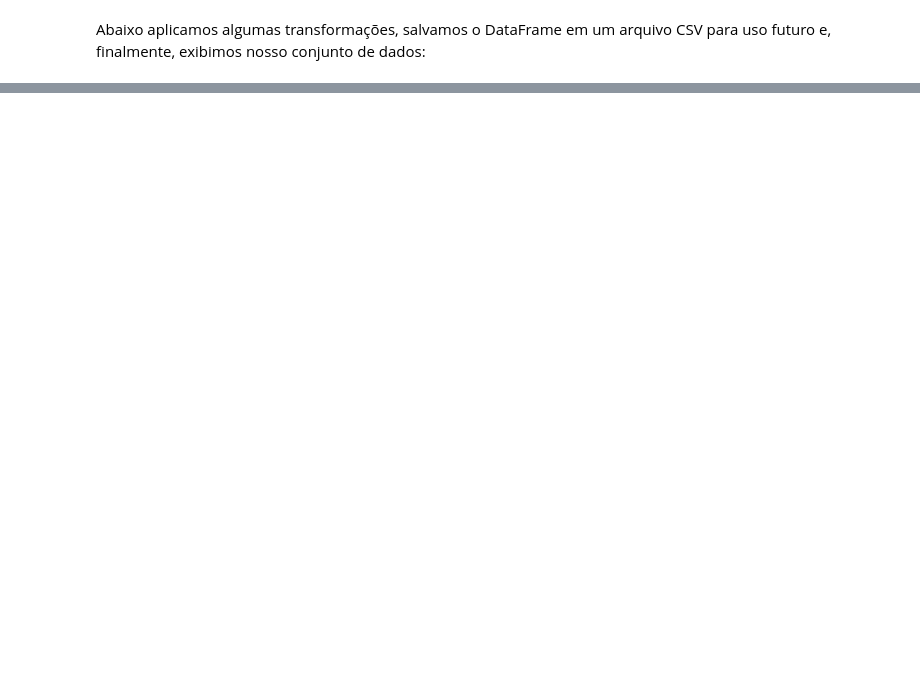
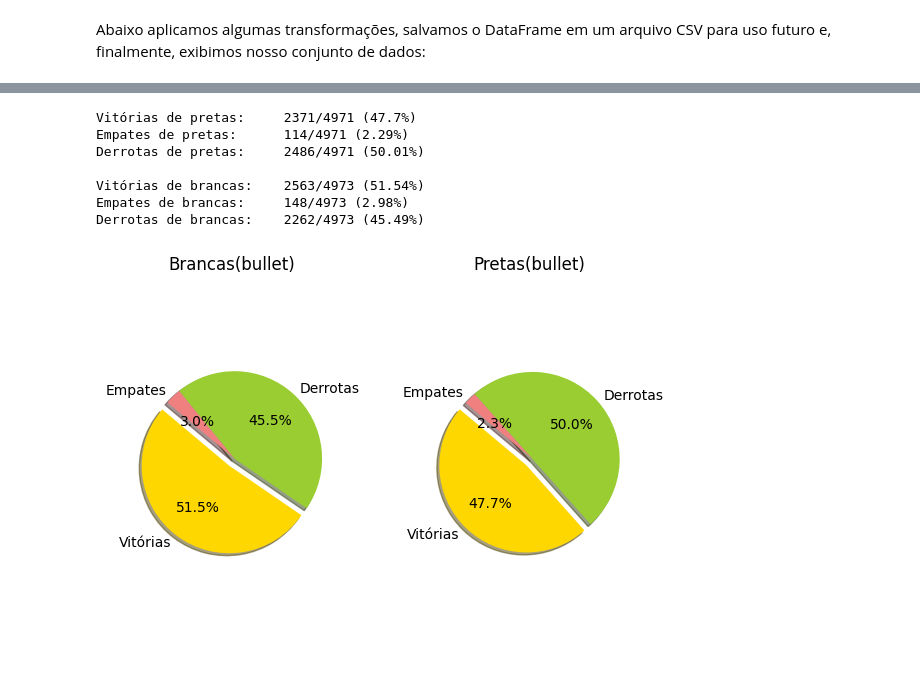
Before and after one commit to morpha21/santanderCoders, a Jupyter notebook: modulo2_Tecnicas_de_Programacao/Analise_Exploratoria/Chess_Analysis.ipynb, the cells around one changed output, grey strips where cells are left out. Drawn from its saved outputs; the diff is of its cells as text; code cells hidden in the pictures; blank space fills up the shorter version.

Commit message:
added pie chart

```diff
--- a/modulo2_Tecnicas_de_Programacao/Analise_Exploratoria/Chess_Analysis.ipynb
+++ b/modulo2_Tecnicas_de_Programacao/Analise_Exploratoria/Chess_Analysis.ipynb
@@ -98,0 +76,4 @@ Index(['time_control', 'time_class', 'rating', 'played_as', 'result',
+# %%
+df = pd.read_csv('morpha_21.csv', index_col='end_time')
+df.index = pd.to_datetime(df.index)
+df
@@ -120,0 +132,32 @@ rapid:   ['60+15' '1260' '1020' '1260+9' '900' '900+10' '600+10' '1500' '600']
+# %%
+black_total = df[df.played_as == 'black'].shape[0]
+black_win = df[(df.played_as == 'black') & (df.result == 'win')].shape[0]
+black_lost = df[(df.played_as == 'black') & (df.draw == False) & (df.result != 'win')].shape[0]
+black_draw = df[(df.played_as == 'black') & (df.draw)].shape[0]
+
+white_total = df[df.played_as == 'white'].shape[0]
+white_win = df[(df.played_as == 'white') & (df.result == 'win')].shape[0]
+white_lost = df[(df.played_as == 'white') & (df.draw == False) & (df.result != 'win')].shape[0]
+white_draw = df[(df.played_as == 'white') & (df.draw)].shape[0]
+
+print(f"Vitórias de pretas:\t{black_win}/{black_total} ({np.round(100*black_win/black_total, 2)}%)")
+print(f"Empates de pretas:\t{black_draw}/{black_total} ({np.round(100*black_draw/black_total, 2)}%)")
+print(f"Derrotas de pretas:\t{black_lost}/{black_total} ({np.round(100*black_lost/black_total, 2)}%)")
+print()
+print(f"Vitórias de brancas:\t{white_win}/{white_total} ({np.round(100*white_win/white_total, 2)}%)")
+print(f"Empates de brancas:\t{white_draw}/{white_total} ({np.round(100*white_draw/white_total, 2)}%)")
+print(f"Derrotas de brancas:\t{white_lost}/{white_total} ({np.round(100*white_lost/white_total, 2)}%)")
+
+brancas = [white_win, white_lost, white_draw]
+pretas = [black_win, black_lost, black_draw]
+
+double_pie_chart([brancas, pretas], labels, [f'Brancas({category})', f'Pretas({category})'])
+# %% [output]
+Vitórias de pretas:     2371/4971 (47.7%)
+Empates de pretas:      114/4971 (2.29%)
+Derrotas de pretas:     2486/4971 (50.01%)
+
+Vitórias de brancas:    2563/4973 (51.54%)
+Empates de brancas:     148/4973 (2.98%)
+Derrotas de brancas:    2262/4973 (45.49%)
+[figure, added]
```
Also changed, not shown: parts of 15 cells of this notebook, 4 other files.
